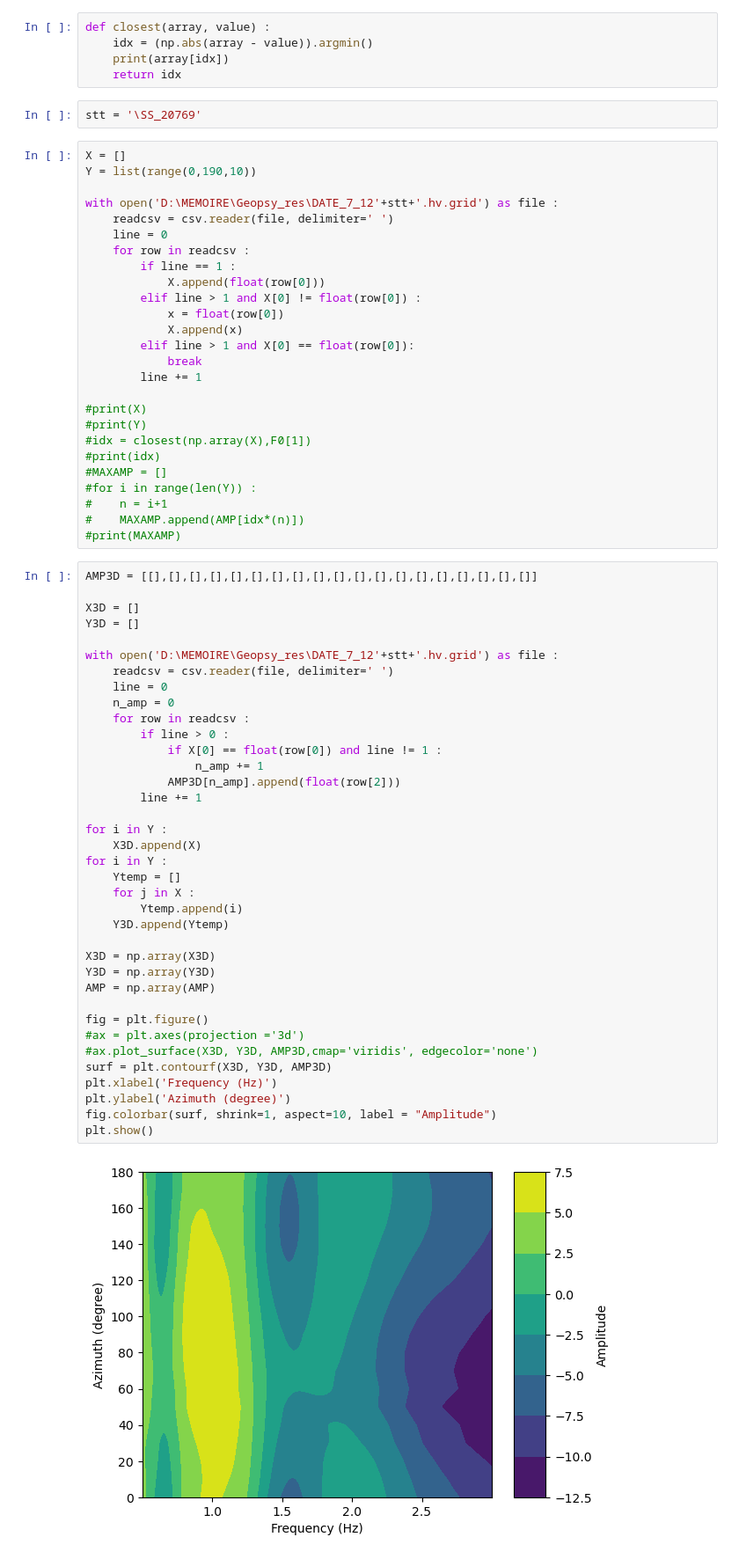
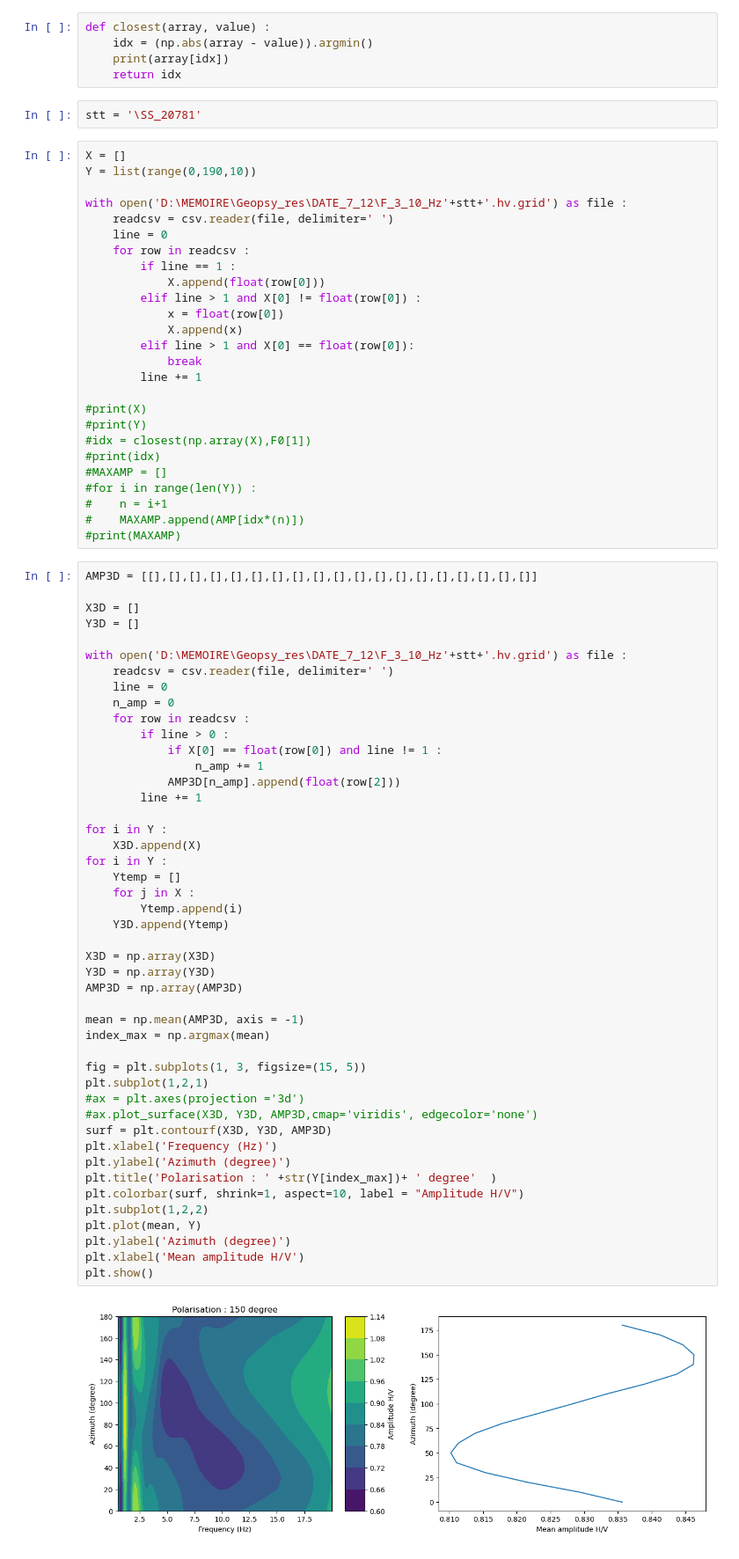
Before and after one commit to jgovoort/sismo-memo, a Jupyter notebook: Ice_polar.ipynb, the cells around one changed output. Shown at 88% size. Saved outputs shown, nothing was run; the diff lists cells and outputs as text.

Commit message:
The ice polarisation is determined

```diff
--- a/Ice_polar.ipynb
+++ b/Ice_polar.ipynb
@@ -13,12 +13,12 @@ def closest(array, value) :
     print(array[idx])
     return idx
 # %%
-stt = '\SS_20769'
+stt = '\SS_20781'
 # %%
 X = []
 Y = list(range(0,190,10))
 
-with open('D:\MEMOIRE\Geopsy_res\DATE_7_12'+stt+'.hv.grid') as file :
+with open('D:\MEMOIRE\Geopsy_res\DATE_7_12\F_3_10_Hz'+stt+'.hv.grid') as file :
     readcsv = csv.reader(file, delimiter=' ')
     line = 0
     for row in readcsv :
@@ -46,36 +46,45 @@ AMP3D = [[],[],[],[],[],[],[],[],[],[],[],[],[],[],[],[],[],[],[]]
 X3D = []
 Y3D = []
 
-with open('D:\MEMOIRE\Geopsy_res\DATE_7_12'+stt+'.hv.grid') as file :
+with open('D:\MEMOIRE\Geopsy_res\DATE_7_12\F_3_10_Hz'+stt+'.hv.grid') as file :
     readcsv = csv.reader(file, delimiter=' ')
     line = 0
     n_amp = 0
     for row in readcsv :
         if line > 0 :
             if X[0] == float(row[0]) and line != 1 :
                 n_amp += 1
             AMP3D[n_amp].append(float(row[2]))
         line += 1
 
 for i in Y :
     X3D.append(X)
 for i in Y :
     Ytemp = []
     for j in X :
         Ytemp.append(i)
     Y3D.append(Ytemp)
 
 X3D = np.array(X3D)
 Y3D = np.array(Y3D)
-AMP = np.array(AMP)
+AMP3D = np.array(AMP3D)
 
-fig = plt.figure()
+mean = np.mean(AMP3D, axis = -1)
+index_max = np.argmax(mean)
+
+fig = plt.subplots(1, 3, figsize=(15, 5))
+plt.subplot(1,2,1)
 #ax = plt.axes(projection ='3d')
 #ax.plot_surface(X3D, Y3D, AMP3D,cmap='viridis', edgecolor='none')
 surf = plt.contourf(X3D, Y3D, AMP3D)
 plt.xlabel('Frequency (Hz)')
 plt.ylabel('Azimuth (degree)')
-fig.colorbar(surf, shrink=1, aspect=10, label = "Amplitude")
+plt.title('Polarisation : ' +str(Y[index_max])+ ' degree'  )
+plt.colorbar(surf, shrink=1, aspect=10, label = "Amplitude H/V")
+plt.subplot(1,2,2)
+plt.plot(mean, Y)
+plt.ylabel('Azimuth (degree)')
+plt.xlabel('Mean amplitude H/V')
 plt.show()
 # %% [output]
-[figure, old version]
+[figure, new version]
```
